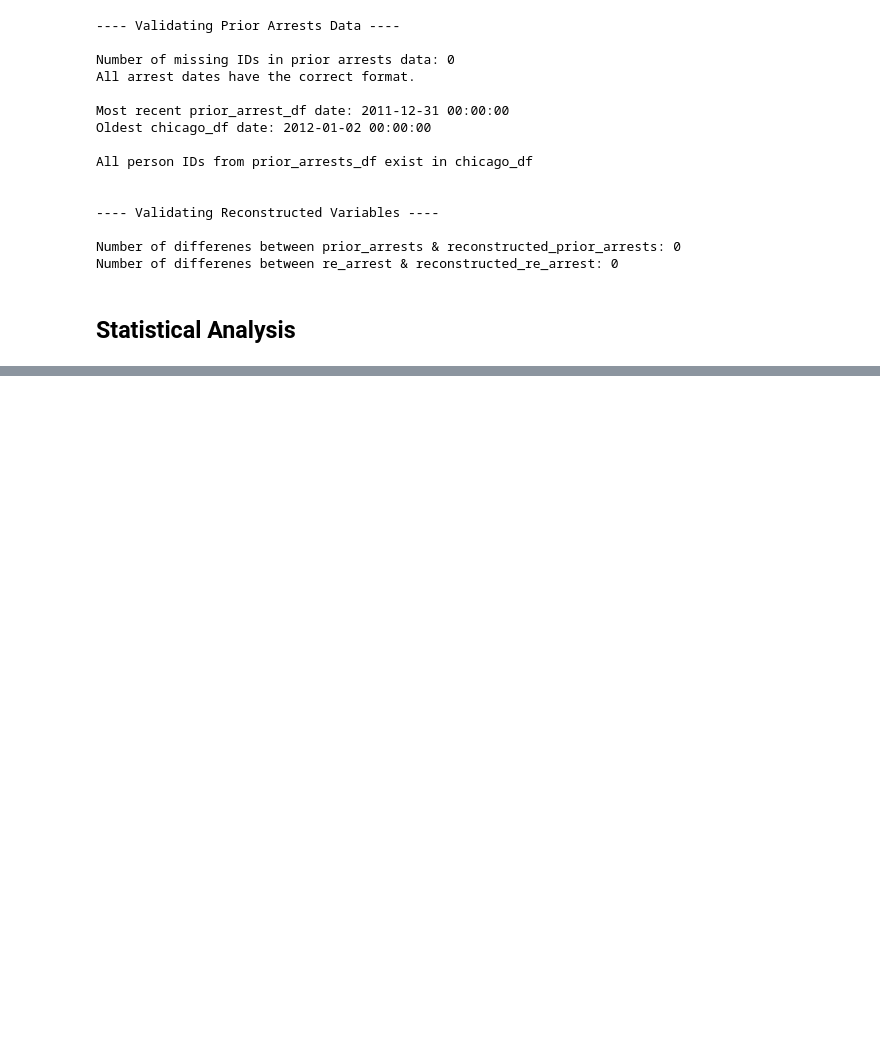
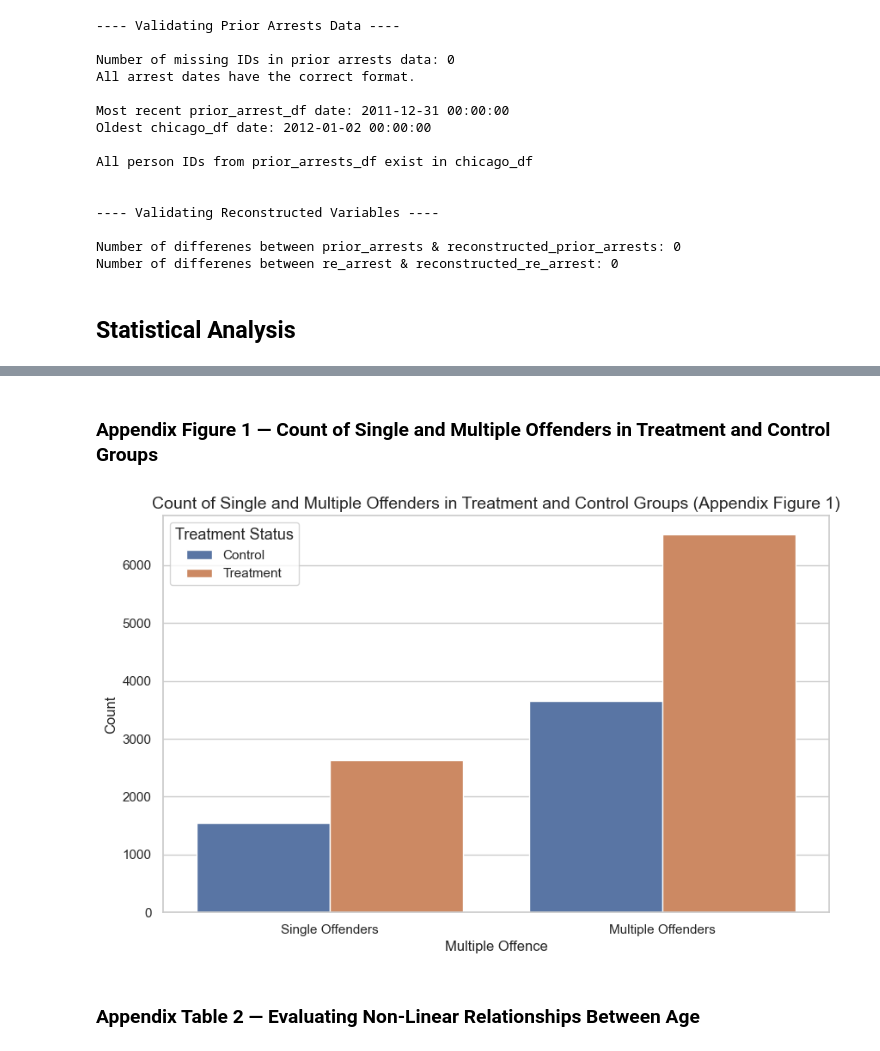
Before and after one commit to Will-Dinneen/Dinneen-DRI-DevLab-Assignment, a Jupyter notebook: PDRI-Data-Assignment.ipynb, the cells around one changed output, grey strips where cells are left out. Cells and saved outputs as stored; diff of their text form; code cells hidden in the pictures; blank space fills up the shorter version.

```diff
--- a/PDRI-Data-Assignment.ipynb
+++ b/PDRI-Data-Assignment.ipynb
@@ -694,0 +708,19 @@ age_squared    -0.0002      0.000     -1.040      0.298      -0.000       0.000
+# %% [markdown]
+### Appendix Figure 1 — Count of Single and Multiple Offenders in Treatment and Control Groups
+# %%
+sns.set(style="whitegrid")
+plt.figure(figsize=(10,6))
+ax = sns.countplot(x="multiple_offence", hue="treat", data=chicago_df_by_person_id)
+
+# Adding legends, titles and labels for clarity
+ax.set_title('Count of Single and Multiple Offenders in Treatment and Control Groups (Appendix Figure 1)', fontsize=14)
+ax.set_xlabel('Multiple Offence', fontsize=12)
+ax.set_xticklabels(['Single Offenders', 'Multiple Offenders'])
+ax.set_ylabel('Count', fontsize=12)
+plt.legend(title='Treatment Status', title_fontsize='13', labels=['Control', 'Treatment'])
+
+plt.show()
+# %% [output]
+[figure, added]
+# %% [markdown]
+### Appendix Table 2 — Evaluating Non-Linear Relationships Between Age
```
Also changed, not shown: parts of 30 cells of this notebook.
